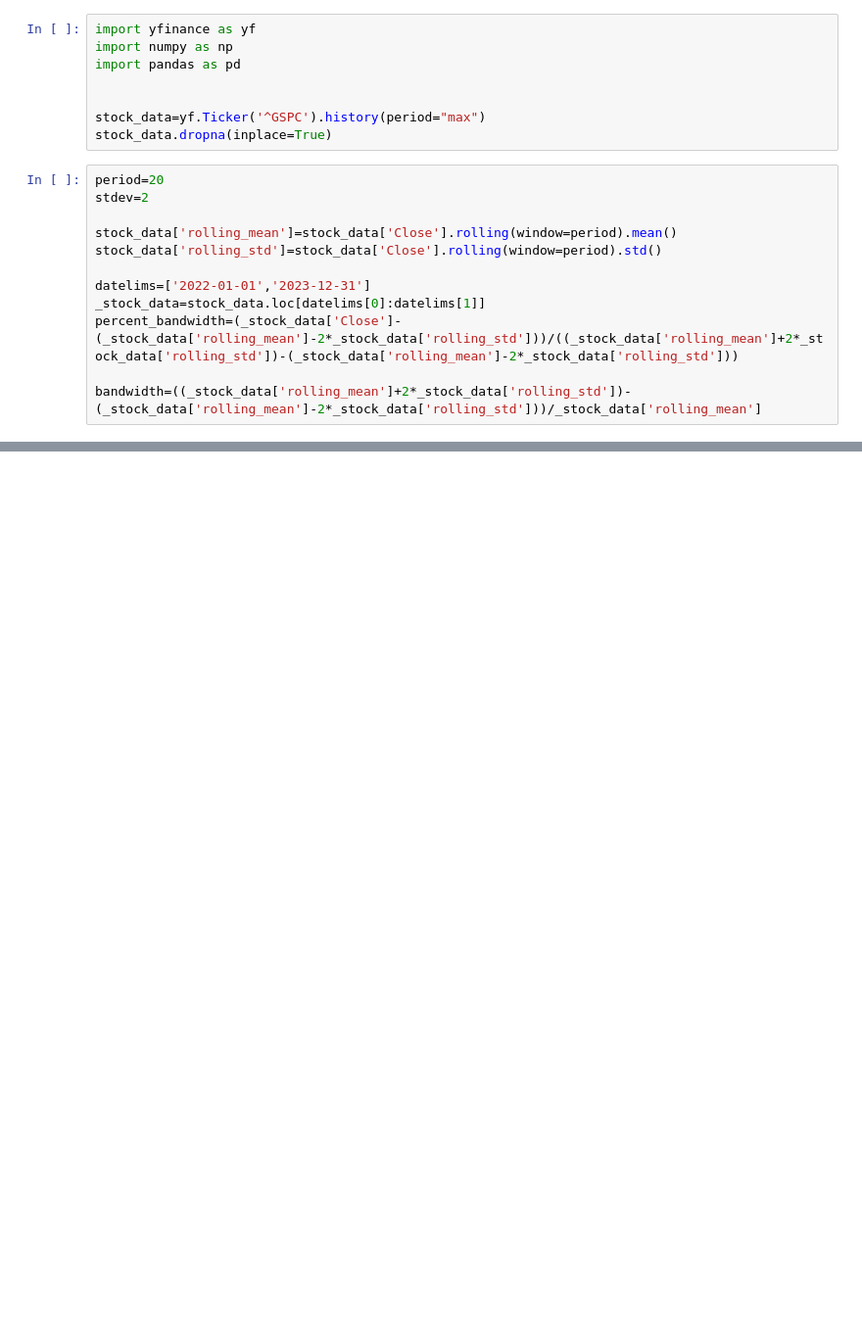
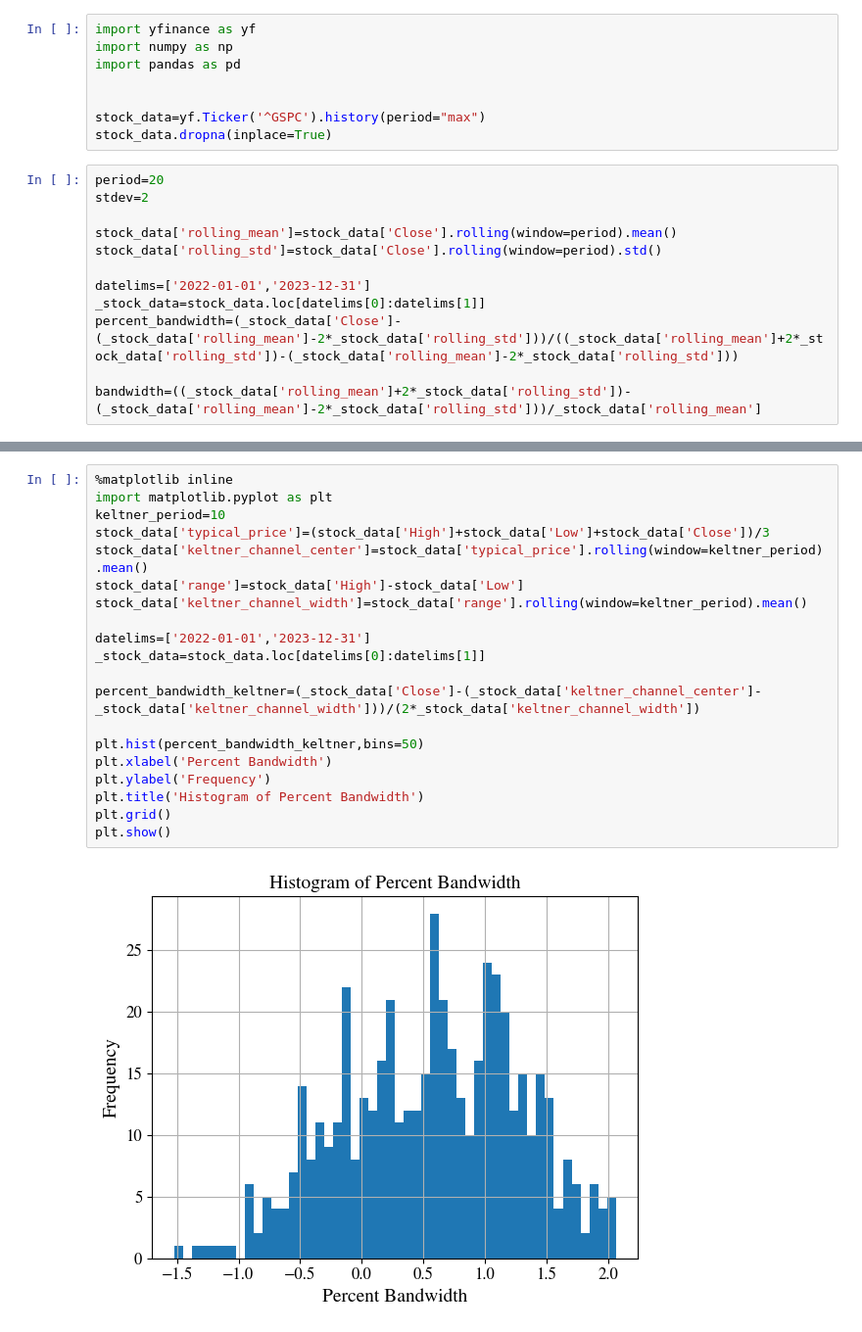
Before and after one commit to PriyadarshiAkshay/qaunt-finance, a Jupyter notebook: bollinger_bands.ipynb, the cells around one changed output, grey strips where cells are left out. Shown: that part at 98% size. Cells and saved outputs as stored; diff of their text form; blank space fills up the shorter version.

```diff
--- a/bollinger_bands.ipynb
+++ b/bollinger_bands.ipynb
@@ -77,0 +141,22 @@ plt.show()
+# %%
+%matplotlib inline
+import matplotlib.pyplot as plt
+keltner_period=10
+stock_data['typical_price']=(stock_data['High']+stock_data['Low']+stock_data['Close'])/3
+stock_data['keltner_channel_center']=stock_data['typical_price'].rolling(window=keltner_period).mean()
+stock_data['range']=stock_data['High']-stock_data['Low']
+stock_data['keltner_channel_width']=stock_data['range'].rolling(window=keltner_period).mean()
+
+datelims=['2022-01-01','2023-12-31']
+_stock_data=stock_data.loc[datelims[0]:datelims[1]]
+
+percent_bandwidth_keltner=(_stock_data['Close']-(_stock_data['keltner_channel_center']-_stock_data['keltner_channel_width']))/(2*_stock_data['keltner_channel_width'])
+
+plt.hist(percent_bandwidth_keltner,bins=50)
+plt.xlabel('Percent Bandwidth')
+plt.ylabel('Frequency')
+plt.title('Histogram of Percent Bandwidth')
+plt.grid()
+plt.show()
+# %% [output]
+[figure, added]
```
Also changed, not shown: parts of 7 cells of this notebook, 5 other files.
